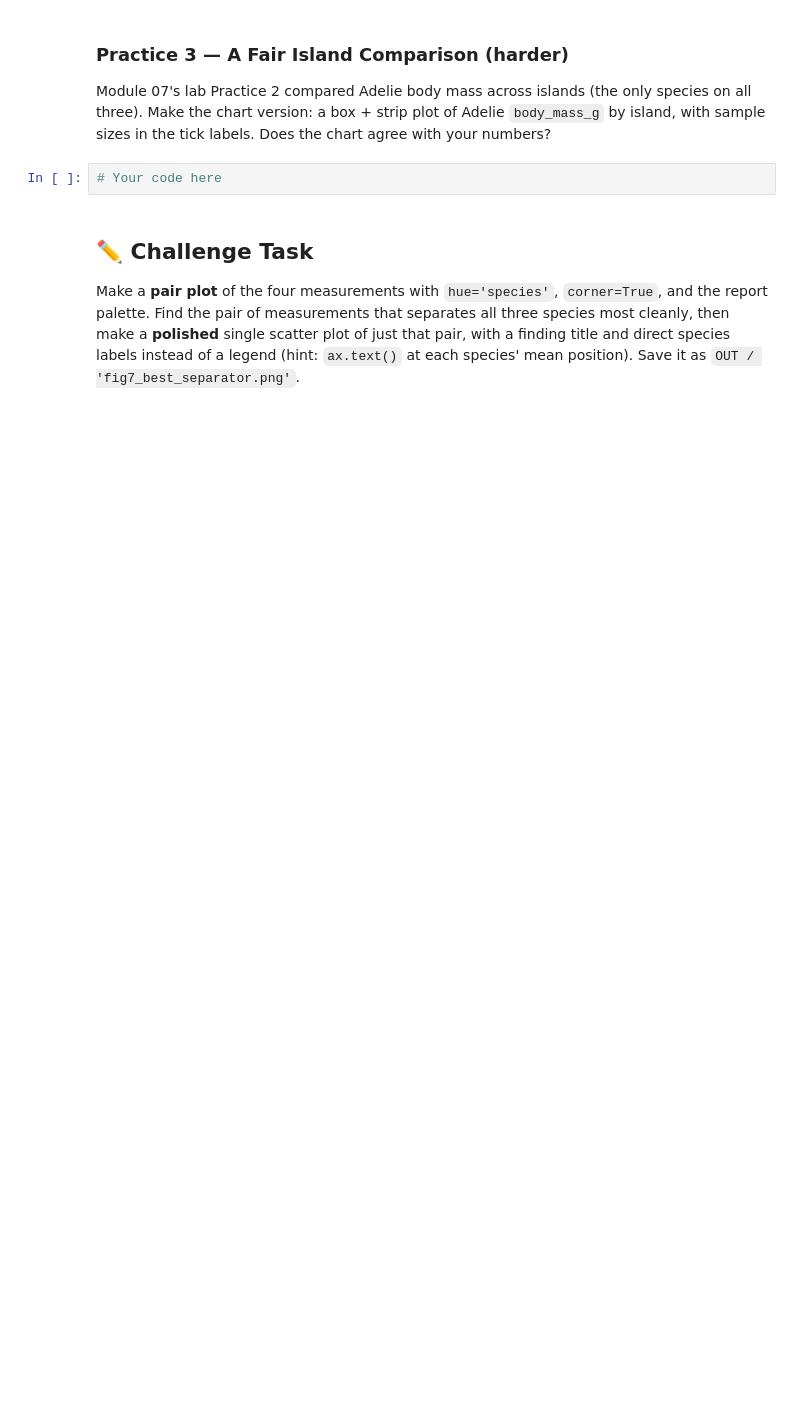
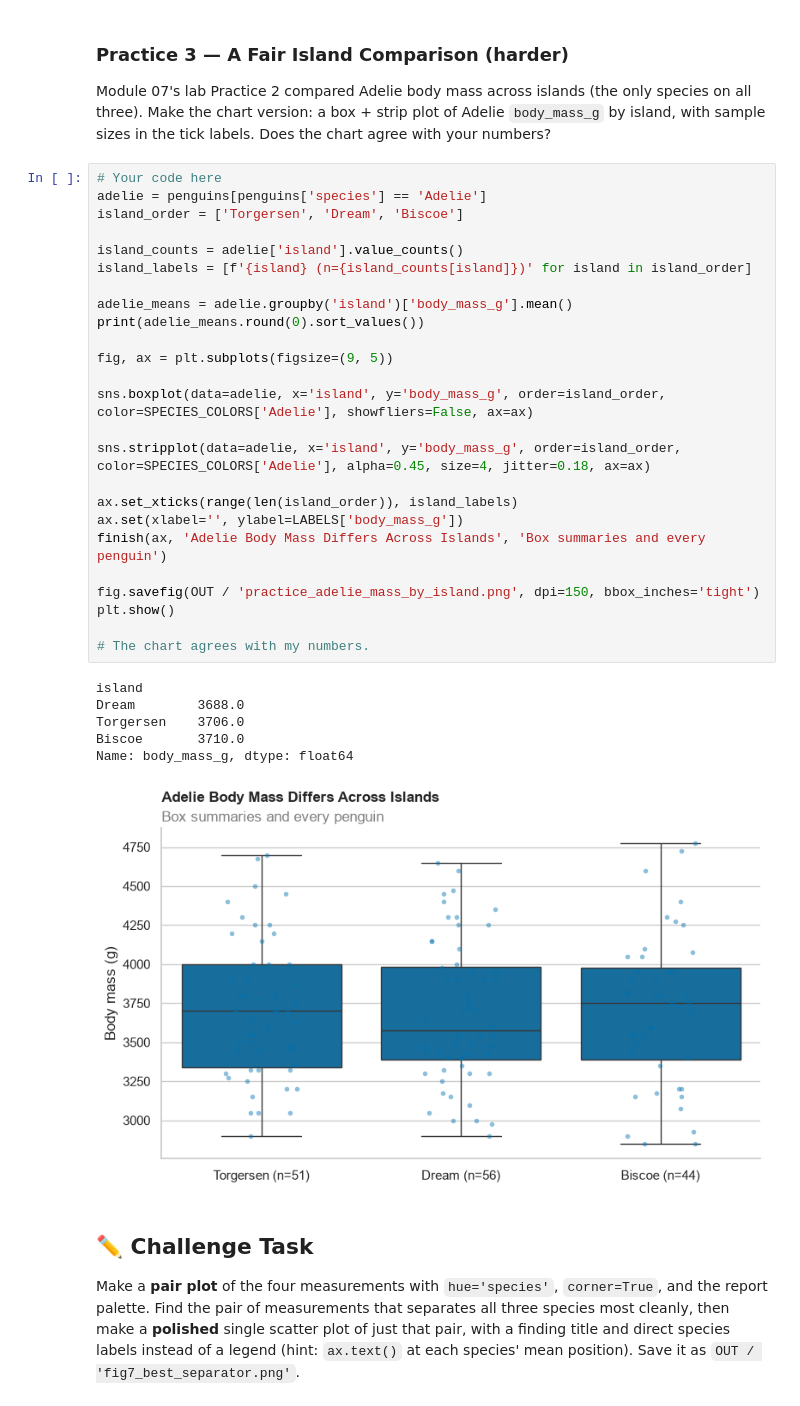
Before and after one commit to ECOKER1226/3603-data-science-coker, a Jupyter notebook: Work/08-Visualizing_Data/06-Visualization_Lab.ipynb, the cells around one changed output. Cells and saved outputs as stored; diff of their text form; blank space fills up the shorter version.

```diff
--- a/Work/08-Visualizing_Data/06-Visualization_Lab.ipynb
+++ b/Work/08-Visualizing_Data/06-Visualization_Lab.ipynb
@@ -271,6 +300,36 @@ Use `sns.displot()` to draw `bill_depth_mm` with `col='species'` and `hue='sex'`
 Module 07's lab Practice 2 compared Adelie body mass across islands (the only species on all three). Make the chart version: a box + strip plot of Adelie `body_mass_g` by island, with sample sizes in the tick labels. Does the chart agree with your numbers?
 # %%
 # Your code here
+adelie = penguins[penguins['species'] == 'Adelie']
+island_order = ['Torgersen', 'Dream', 'Biscoe']
+
+island_counts = adelie['island'].value_counts()
+island_labels = [f'{island} (n={island_counts[island]})' for island in island_order]
+
+adelie_means = adelie.groupby('island')['body_mass_g'].mean()
+print(adelie_means.round(0).sort_values())
+
+fig, ax = plt.subplots(figsize=(9, 5))
+
+sns.boxplot(data=adelie, x='island', y='body_mass_g', order=island_order, color=SPECIES_COLORS['Adelie'], showfliers=False, ax=ax)
+
+sns.stripplot(data=adelie, x='island', y='body_mass_g', order=island_order, color=SPECIES_COLORS['Adelie'], alpha=0.45, size=4, jitter=0.18, ax=ax)
+
+ax.set_xticks(range(len(island_order)), island_labels)
+ax.set(xlabel='', ylabel=LABELS['body_mass_g'])
+finish(ax, 'Adelie Body Mass Differs Across Islands', 'Box summaries and every penguin')
+
+fig.savefig(OUT / 'practice_adelie_mass_by_island.png', dpi=150, bbox_inches='tight')
+plt.show()
+
+# The chart agrees with my numbers.
+# %% [output]
+island
+Dream        3688.0
+Torgersen    3706.0
+Biscoe       3710.0
+Name: body_mass_g, dtype: float64
+[figure, added]
 # %% [markdown]
 ## ✏️ Challenge Task
 Make a **pair plot** of the four measurements with `hue='species'`, `corner=True`, and the report palette. Find the pair of measurements that separates all three species most cleanly, then make a **polished** single scatter plot of just that pair, with a finding title and direct species labels instead of a legend (hint: `ax.text()` at each species' mean position). Save it as `OUT / 'fig7_best_separator.png'`.
```
Also changed, not shown: parts of 6 cells of this notebook, 6 other files.
